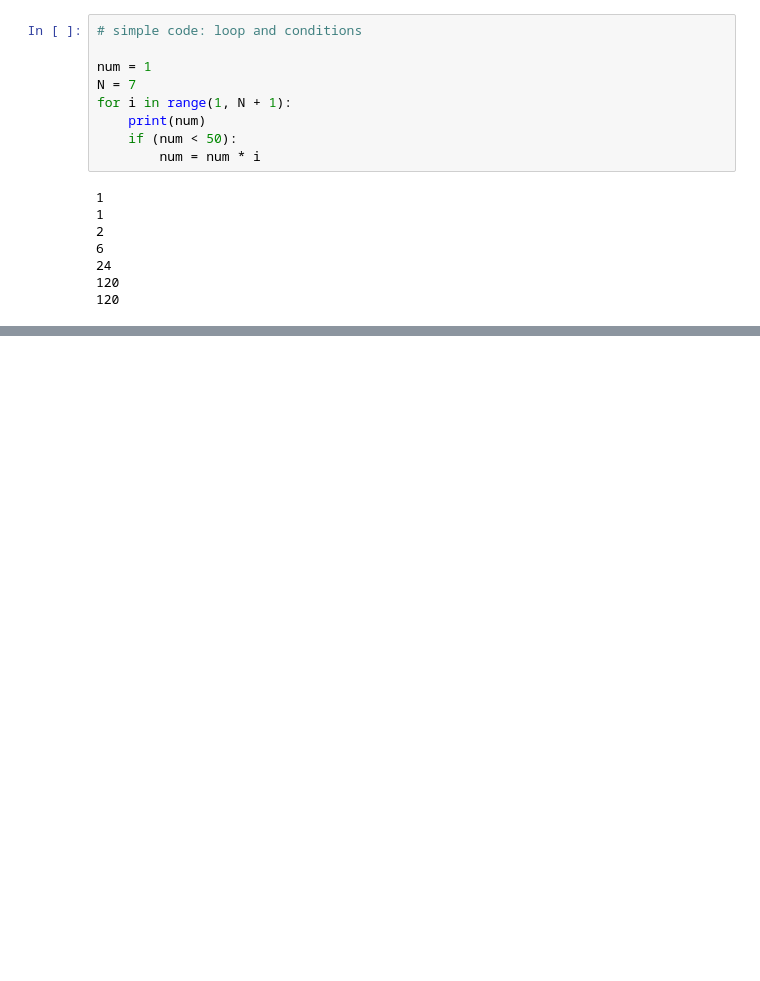
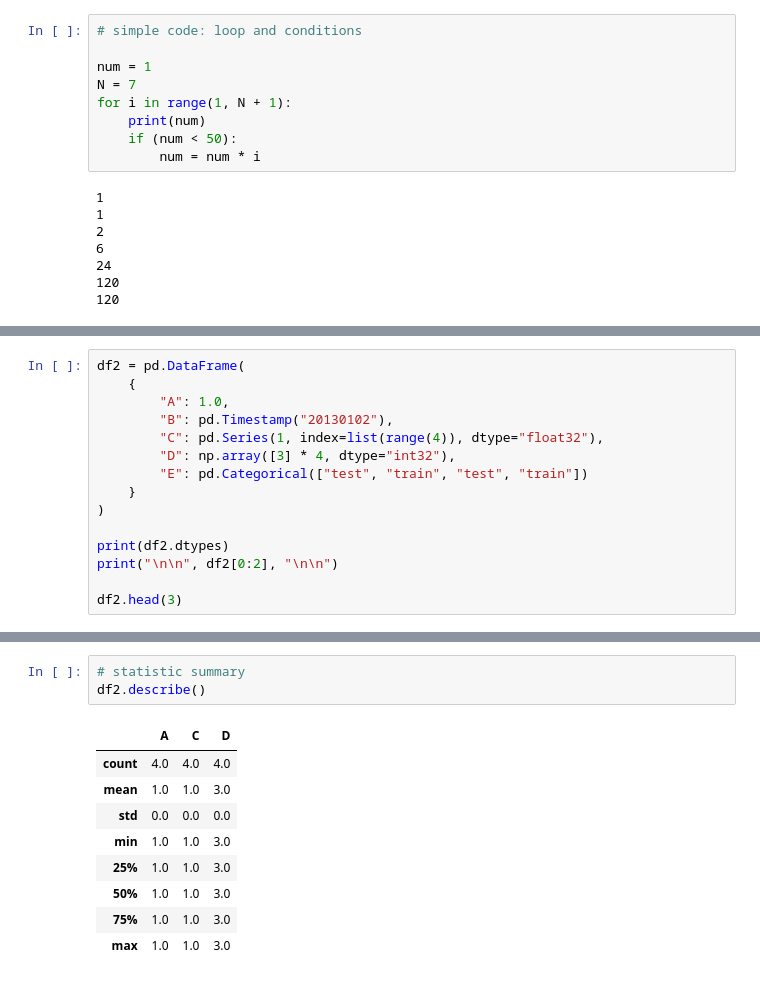
Before and after one commit to Mahinramezani/summary_python, a Jupyter notebook: Summary_python.ipynb, the cells around one changed output, grey strips where cells are left out. Cells and saved outputs as stored; diff of their text form; blank space fills up the shorter version.

```diff
--- a/Summary_python.ipynb
+++ b/Summary_python.ipynb
@@ -90,0 +120,15 @@ for i in range(1, N + 1):
+# %%
+df2 = pd.DataFrame(
+    {
+        "A": 1.0,
+        "B": pd.Timestamp("20130102"),
+        "C": pd.Series(1, index=list(range(4)), dtype="float32"),
+        "D": np.array([3] * 4, dtype="int32"),
+        "E": pd.Categorical(["test", "train", "test", "train"])
+    }
+)
+
+print(df2.dtypes)
+print("\n\n", df2[0:2], "\n\n")
+
+df2.head(3)
@@ -90,0 +151,13 @@ for i in range(1, N + 1):
+# %%
+# statistic summary
+df2.describe()
+# %% [output]
+|  | A | C | D |
+| count | 4.0 | 4.0 | 4.0 |
+| mean | 1.0 | 1.0 | 3.0 |
+| std | 0.0 | 0.0 | 0.0 |
+| min | 1.0 | 1.0 | 3.0 |
+| 25% | 1.0 | 1.0 | 3.0 |
+| 50% | 1.0 | 1.0 | 3.0 |
+| 75% | 1.0 | 1.0 | 3.0 |
+| max | 1.0 | 1.0 | 3.0 |
```
Also changed, not shown: parts of 17 cells of this notebook, 1 other file.
